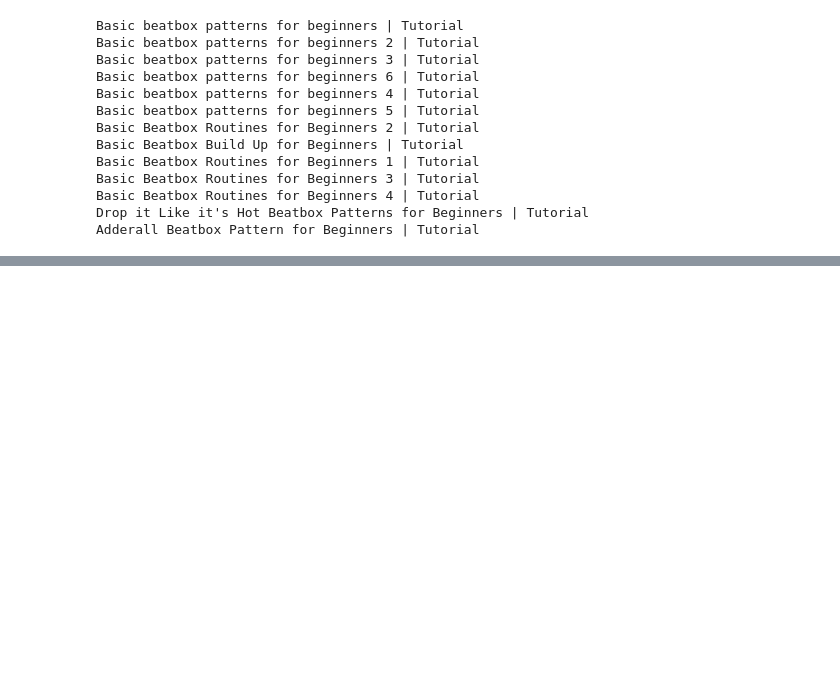
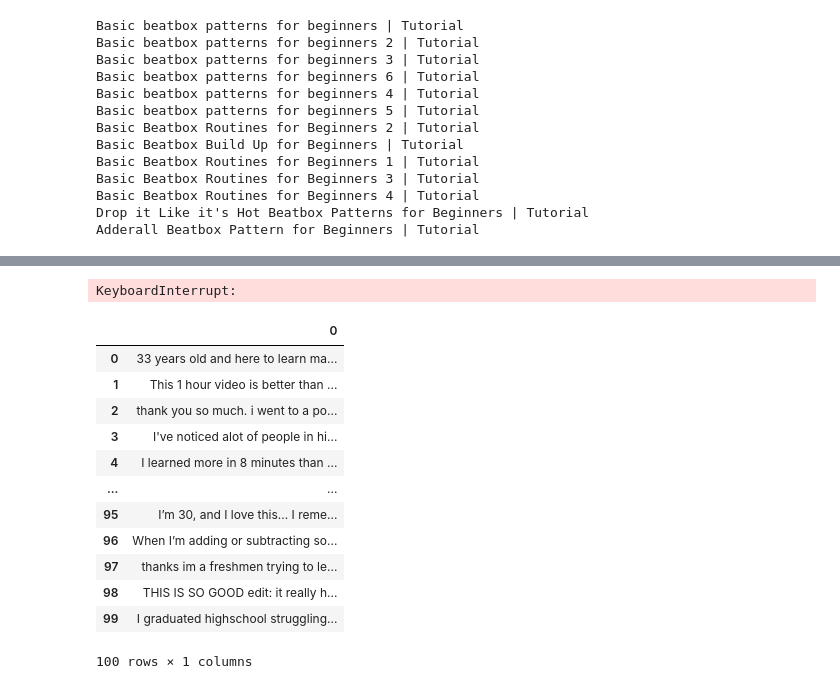
Before and after one commit to ZhiChua/youtube-sentiment, a Jupyter notebook: scraper.ipynb, the cells around one changed output, grey strips where cells are left out. Saved outputs shown, nothing was run; the diff lists cells and outputs as text; code cells hidden in the pictures; blank space fills up the shorter version.

```diff
--- a/scraper.ipynb
+++ b/scraper.ipynb
@@ -305,0 +287,46 @@ Backtrace:
+# %%
+#Working
+#Scroll your mouse when the page is running
+import time
+from selenium.webdriver import Chrome
+from selenium.webdriver.common.by import By
+from selenium.webdriver.common.keys import Keys
+from selenium.webdriver.support.ui import WebDriverWait
+from selenium.webdriver.support import expected_conditions as EC
+
+comments=[]
+
+with Chrome() as driver:
+    wait = WebDriverWait(driver,15)
+    driver.get("https://www.youtube.com/watch?v=TMubSggUOVE&ab_channel=TheOrganicChemistryTutor")
+    time.sleep(3)
+    driver.execute_script("window.scrollTo(0, 500)")
+    time.sleep(3)
+
+    for item in range(4): #by increasing the highest range you can get more content
+        wait.until(EC.visibility_of_element_located((By.TAG_NAME, "body"))).send_keys(Keys.END)
+        time.sleep(5)
+
+    for comment in wait.until(EC.presence_of_all_elements_located((By.CSS_SELECTOR, "#comment #content-text"))):
+        comments.append(comment.text)
+# %% [output]
+KeyboardInterrupt:
+# %%
+import pandas as pd
+
+df = pd.DataFrame(comments)
+df
+# %% [output]
+|  | 0 |
+| 0 | 33 years old and here to learn ma... |
+| 1 | This 1 hour video is better than ... |
+| 2 | thank you so much. i went to a po... |
+| 3 | I've noticed alot of people in hi... |
+| 4 | I learned more in 8 minutes than ... |
+| ... | ... |
+| 95 | I’m 30, and I love this... I reme... |
+| 96 | When I’m adding or subtracting so... |
+| 97 | thanks im a freshmen trying to le... |
+| 98 | THIS IS SO GOOD edit: it really h... |
+| 99 | I graduated highschool struggling... |
+100 rows × 1 columns
```
Also changed, not shown: parts of 3 cells of this notebook, 1 other file.
